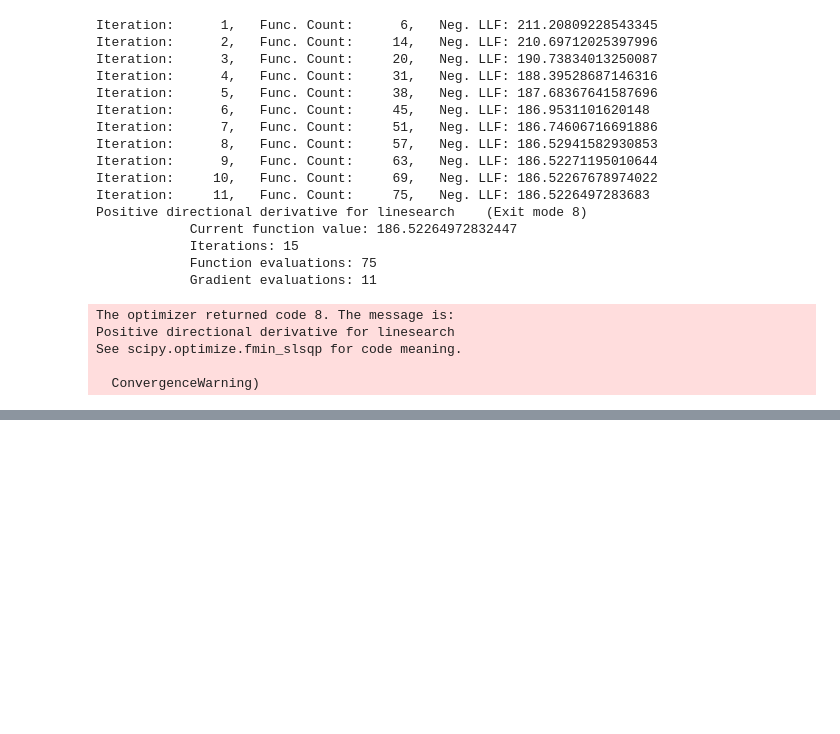
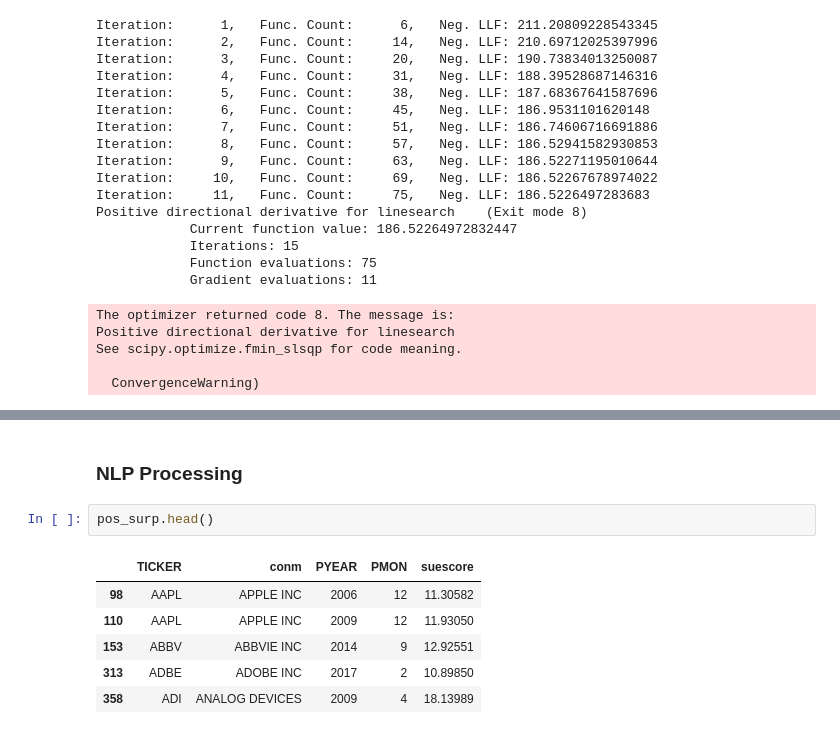
Before and after one commit to zheningliu/TDI, a Jupyter notebook: Capstone/project_main.ipynb, the cells around one changed output, grey strips where cells are left out. Cells and saved outputs as stored; diff of their text form; blank space fills up the shorter version.

```diff
--- a/Capstone/project_main.ipynb
+++ b/Capstone/project_main.ipynb
@@ -171,0 +174,11 @@ ARCHModelResult, id: 0x11297b160
+# %% [markdown]
+### NLP Processing
+# %%
+pos_surp.head()
+# %% [output]
+|  | TICKER | conm | PYEAR | PMON | suescore |
+| 98 | AAPL | APPLE INC | 2006 | 12 | 11.30582 |
+| 110 | AAPL | APPLE INC | 2009 | 12 | 11.93050 |
+| 153 | ABBV | ABBVIE INC | 2014 | 9 | 12.92551 |
+| 313 | ADBE | ADOBE INC | 2017 | 2 | 10.89850 |
+| 358 | ADI | ANALOG DEVICES | 2009 | 4 | 18.13989 |
```
Also changed, not shown: parts of 11 cells of this notebook, 2 other files.
